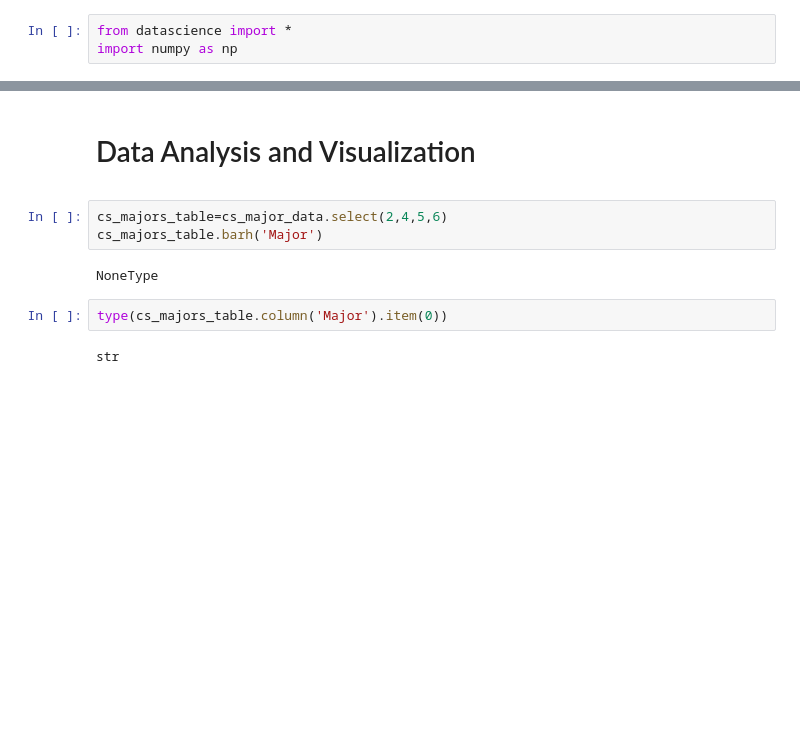
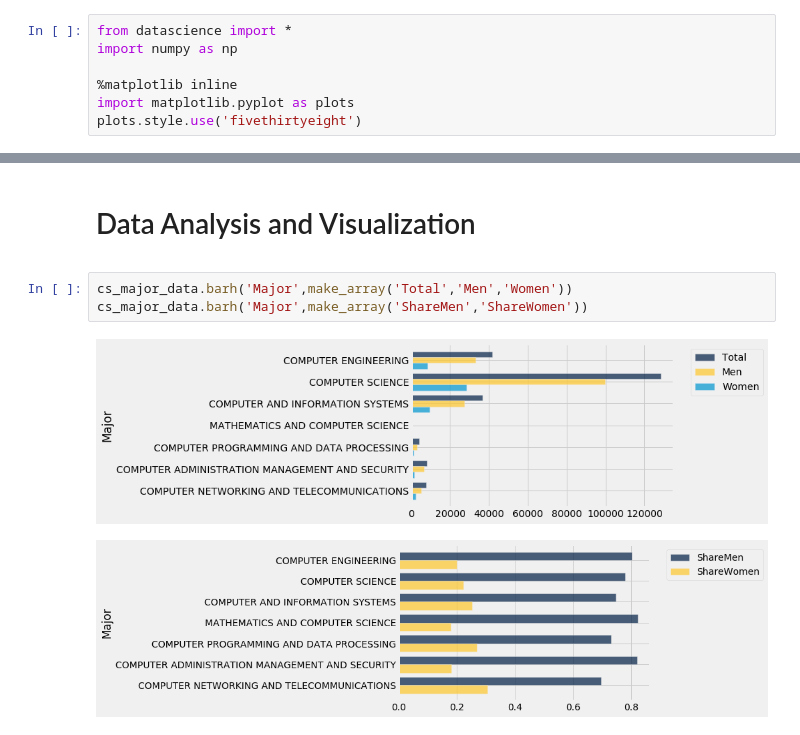
Before and after one commit to SpeedyCannon/ResearchDataScience, a Jupyter notebook: Python Testing.ipynb, the cells around one changed output, grey strips where cells are left out. Drawn from its saved outputs; the diff is of its cells as text; blank space fills up the shorter version.

```diff
--- a/Python Testing.ipynb
+++ b/Python Testing.ipynb
@@ -11,6 +11,10 @@ The objective was to generalize the gender disparity in computer-related majors
 # %%
 from datascience import *
 import numpy as np
+
+%matplotlib inline
+import matplotlib.pyplot as plots
+plots.style.use('fivethirtyeight')
 # %% [markdown]
 <h1> Reading CSV Data</h1>
 <p>The 'majors_population.csv' file shows data, notably, on population of majors by gender.</p>
@@ -73,12 +95,9 @@ cs_major_data
 # %% [markdown]
 <h1>Data Analysis and Visualization</h1>
 <p></p>
-# %%
-cs_majors_table=cs_major_data.select(2,4,5,6)
-cs_majors_table.barh('Major')
-# %% [output]
-NoneType
-# %%
-type(cs_majors_table.column('Major').item(0))
-# %% [output]
-str
+# %%
+cs_major_data.barh('Major',make_array('Total','Men','Women'))
+cs_major_data.barh('Major',make_array('ShareMen','ShareWomen'))
+# %% [output]
+[figure, added]
+[figure, added]
```
Also changed, not shown: parts of 8 cells of this notebook.
